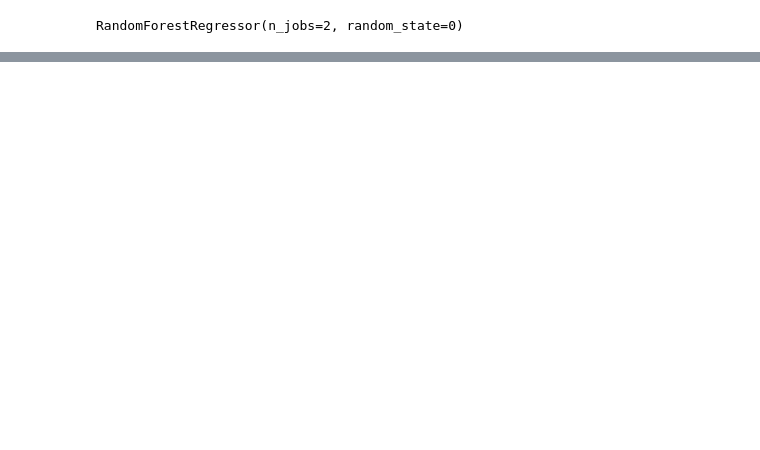
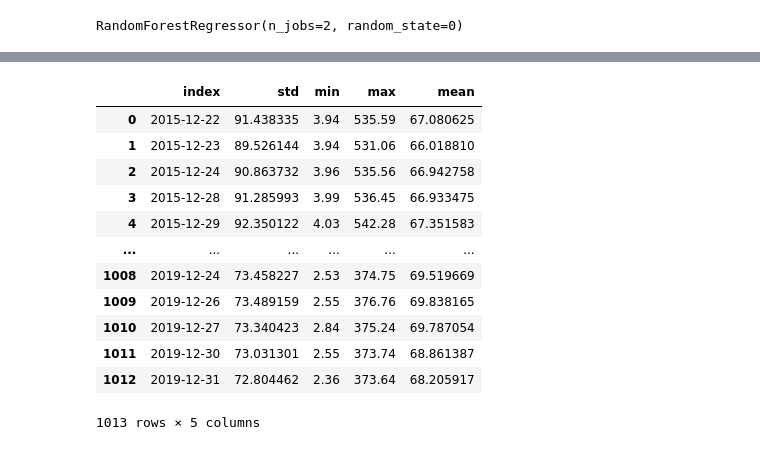
Before and after one commit to tsrsmict/bot-xchange-22, a Jupyter notebook: Internal/Sample script.ipynb, the cells around one changed output, grey strips where cells are left out. Cells and saved outputs as stored; diff of their text form; code cells hidden in the pictures; blank space fills up the shorter version.

```diff
--- a/Internal/Sample script.ipynb
+++ b/Internal/Sample script.ipynb
@@ -7,0 +46,23 @@ RandomForestRegressor(n_jobs=2, random_state=0)
+# %%
+new = pd.DataFrame()
+new["std"] = df.std()
+new["min"] = df.min()
+new["max"] = df.max()
+new["mean"] = df.mean()
+new = new.reset_index()
+# %%
+new
+# %% [output]
+|  | index | std | min | max | mean |
+| 0 | 2015-12-22 | 91.438335 | 3.94 | 535.59 | 67.080625 |
+| 1 | 2015-12-23 | 89.526144 | 3.94 | 531.06 | 66.018810 |
+| 2 | 2015-12-24 | 90.863732 | 3.96 | 535.56 | 66.942758 |
+| 3 | 2015-12-28 | 91.285993 | 3.99 | 536.45 | 66.933475 |
+| 4 | 2015-12-29 | 92.350122 | 4.03 | 542.28 | 67.351583 |
+| ... | ... | ... | ... | ... | ... |
+| 1008 | 2019-12-24 | 73.458227 | 2.53 | 374.75 | 69.519669 |
+| 1009 | 2019-12-26 | 73.489159 | 2.55 | 376.76 | 69.838165 |
+| 1010 | 2019-12-27 | 73.340423 | 2.84 | 375.24 | 69.787054 |
+| 1011 | 2019-12-30 | 73.031301 | 2.55 | 373.74 | 68.861387 |
+| 1012 | 2019-12-31 | 72.804462 | 2.36 | 373.64 | 68.205917 |
+1013 rows × 5 columns
```
Also changed, not shown: parts of 5 cells of this notebook, 12 other files.
